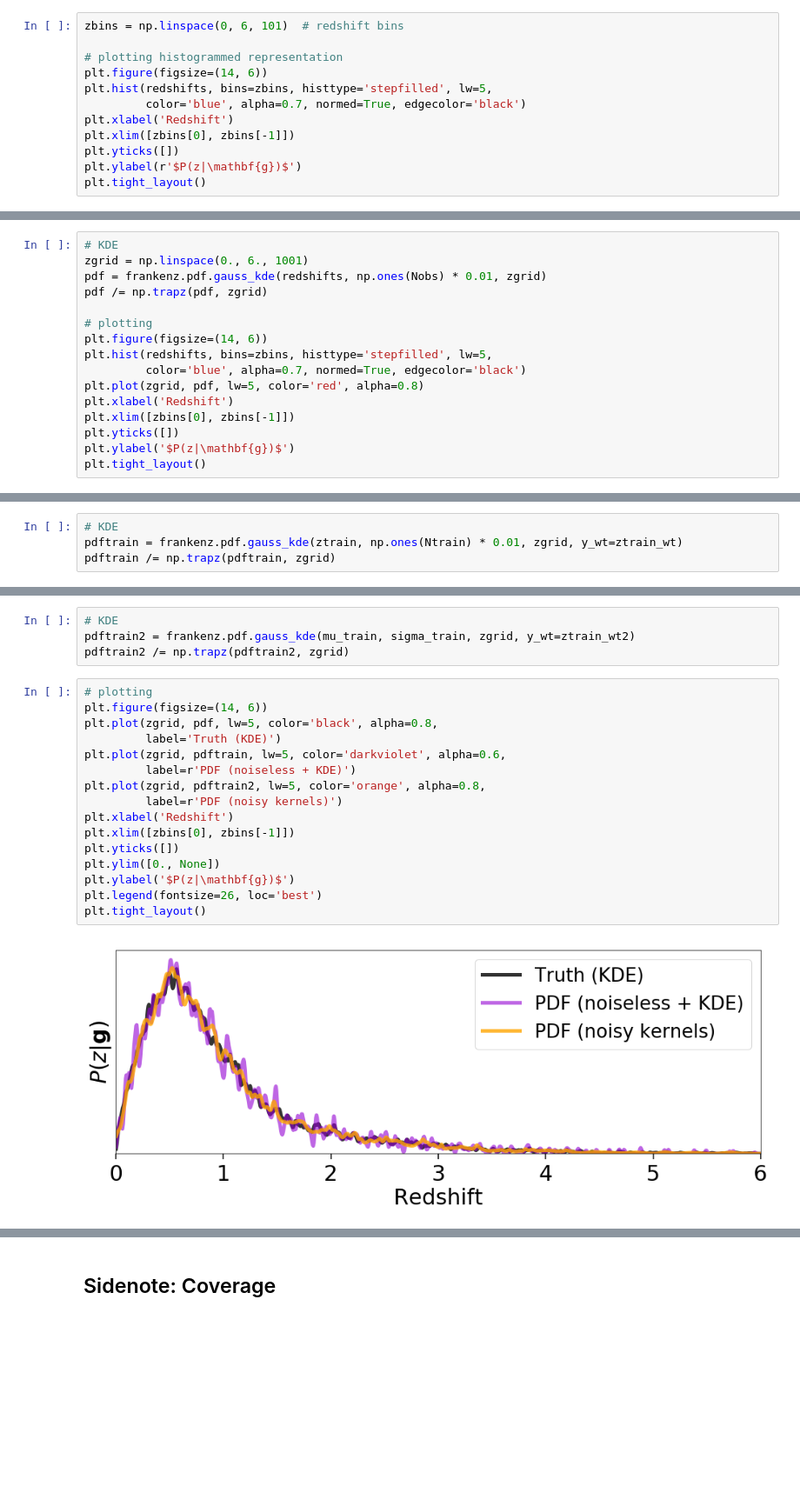
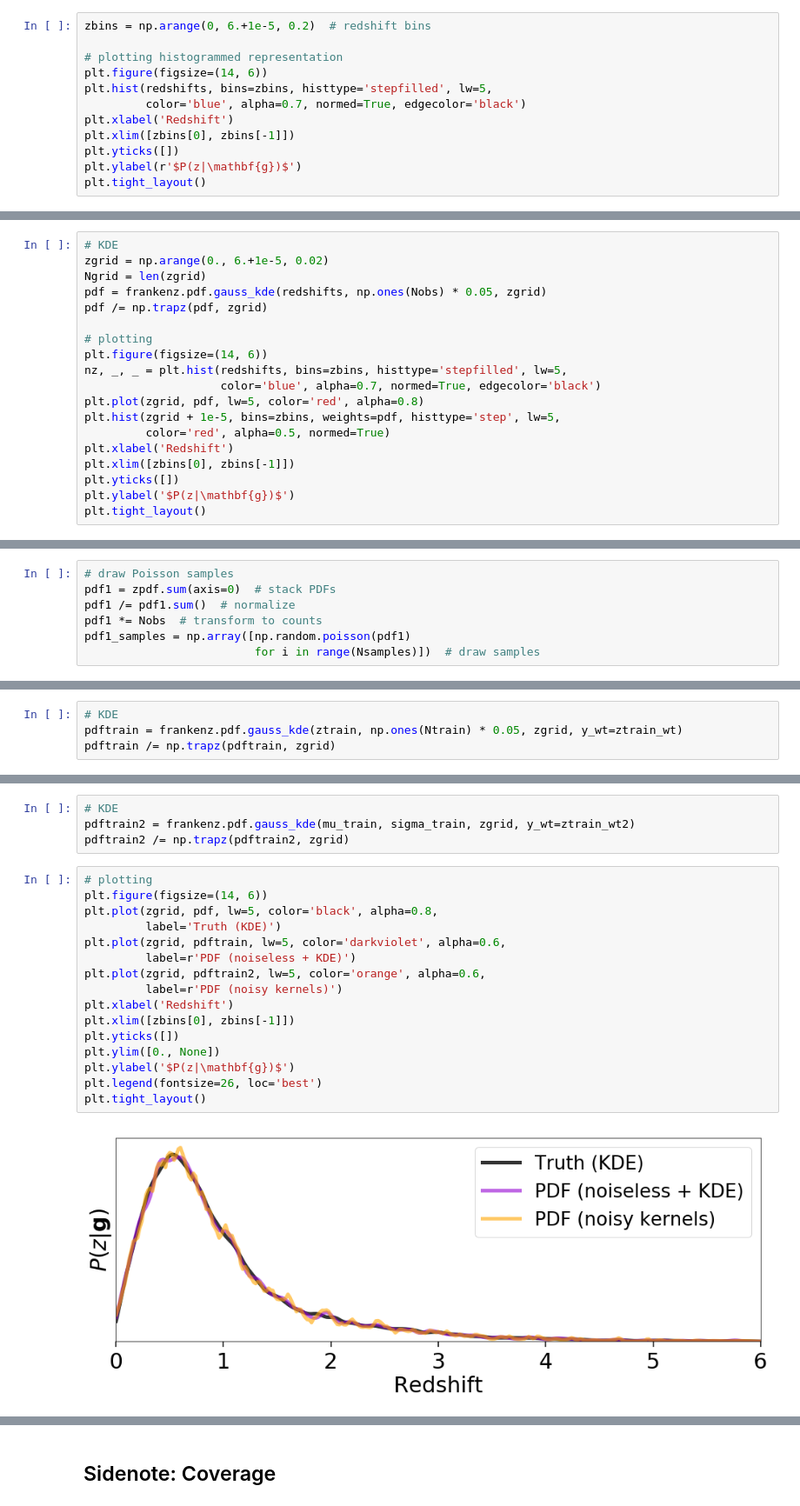
Before and after one commit to joshspeagle/frankenz, a Jupyter notebook: demos/2 - Inference with Redshifts.ipynb, the cells around one changed output, grey strips where cells are left out. Shown at 87% size. Cells and saved outputs as stored; diff of their text form; blank space fills up the shorter version.

```diff
--- a/demos/2 - Inference with Redshifts.ipynb
+++ b/demos/2 - Inference with Redshifts.ipynb
@@ -88,7 +90,7 @@ where we have assumed our **prior** $P(h)$ over our redshift bins is uniform suc
 # %% [markdown]
 This formalism might seem somewhat like an overly complicated way to say "count up the number of galaxies in each redshift bin and normalize then", but the generality will prove useful shortly once we start generalizing to other bases.
 # %%
-zbins = np.linspace(0, 6, 101)  # redshift bins
+zbins = np.arange(0, 6.+1e-5, 0.2)  # redshift bins
 
 # plotting histogrammed representation
 plt.figure(figsize=(14, 6))
@@ -115,15 +117,18 @@ This results in a smoother estimator.
 Note that due to the nature of the problem, there is a symmetry between assign our kernel density estimates (i.e. "errors") to our redshift basis vs assigning them to our observed redshifts. This allows us to exploit some of the **kernel density estimation (KDE)** functionality of `frankenz` (which is designed to deal with projecting PDFs onto delta functions) to evaluate this.
 # %%
 # KDE
-zgrid = np.linspace(0., 6., 1001)
-pdf = frankenz.pdf.gauss_kde(redshifts, np.ones(Nobs) * 0.01, zgrid)
+zgrid = np.arange(0., 6.+1e-5, 0.02)
+Ngrid = len(zgrid)
+pdf = frankenz.pdf.gauss_kde(redshifts, np.ones(Nobs) * 0.05, zgrid)
 pdf /= np.trapz(pdf, zgrid)
 
 # plotting
 plt.figure(figsize=(14, 6))
-plt.hist(redshifts, bins=zbins, histtype='stepfilled', lw=5,
-         color='blue', alpha=0.7, normed=True, edgecolor='black')
+nz, _, _ = plt.hist(redshifts, bins=zbins, histtype='stepfilled', lw=5,
+                    color='blue', alpha=0.7, normed=True, edgecolor='black')
 plt.plot(zgrid, pdf, lw=5, color='red', alpha=0.8)
+plt.hist(zgrid + 1e-5, bins=zbins, weights=pdf, histtype='step', lw=5,
+         color='red', alpha=0.5, normed=True)
 plt.xlabel('Redshift')
 plt.xlim([zbins[0], zbins[-1]])
 plt.yticks([])
@@ -202,0 +227,7 @@ As expected, using the true distribution as a prior reproduces the original resu
+# %%
+# draw Poisson samples
+pdf1 = zpdf.sum(axis=0)  # stack PDFs
+pdf1 /= pdf1.sum()  # normalize
+pdf1 *= Nobs  # transform to counts
+pdf1_samples = np.array([np.random.poisson(pdf1)
+                         for i in range(Nsamples)])  # draw samples
@@ -248,7 +591,7 @@ for i in range(Nobs):
 We then can estimate $P(z|\mathbf{g})$ as before using KDE.
 # %%
 # KDE
-pdftrain = frankenz.pdf.gauss_kde(ztrain, np.ones(Ntrain) * 0.01, zgrid, y_wt=ztrain_wt)
+pdftrain = frankenz.pdf.gauss_kde(ztrain, np.ones(Ntrain) * 0.05, zgrid, y_wt=ztrain_wt)
 pdftrain /= np.trapz(pdftrain, zgrid)
 # %%
 # plotting
@@ -307,19 +650,19 @@ pdftrain2 /= np.trapz(pdftrain2, zgrid)
 # %%
 # plotting
 plt.figure(figsize=(14, 6))
 plt.plot(zgrid, pdf, lw=5, color='black', alpha=0.8,
          label='Truth (KDE)')
 plt.plot(zgrid, pdftrain, lw=5, color='darkviolet', alpha=0.6,
          label=r'PDF (noiseless + KDE)')
-plt.plot(zgrid, pdftrain2, lw=5, color='orange', alpha=0.8,
+plt.plot(zgrid, pdftrain2, lw=5, color='orange', alpha=0.6,
          label=r'PDF (noisy kernels)')
 plt.xlabel('Redshift')
 plt.xlim([zbins[0], zbins[-1]])
 plt.yticks([])
 plt.ylim([0., None])
 plt.ylabel('$P(z|\mathbf{g})$')
 plt.legend(fontsize=26, loc='best')
 plt.tight_layout()
 # %% [output]
-[figure, old version]
+[figure, new version]
 # %% [markdown]
```
Also changed, not shown: parts of 127 cells of this notebook, 1 other file.
